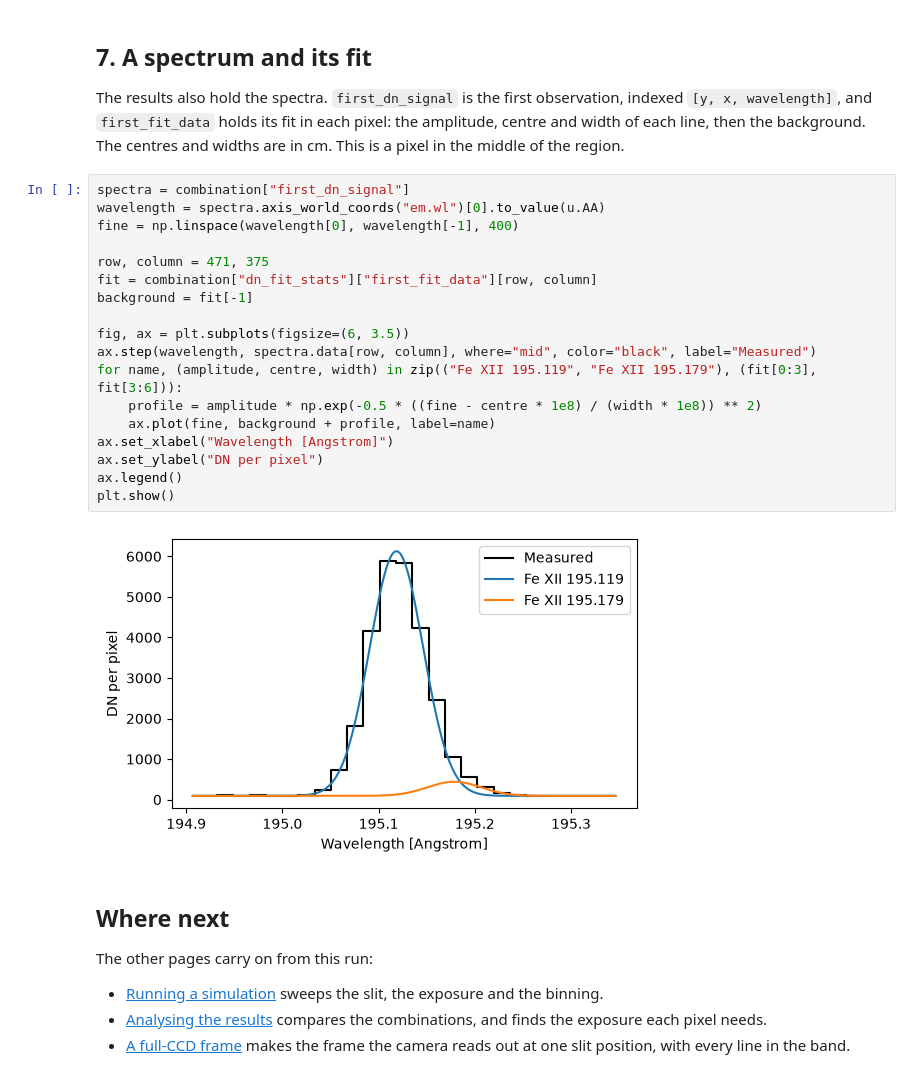
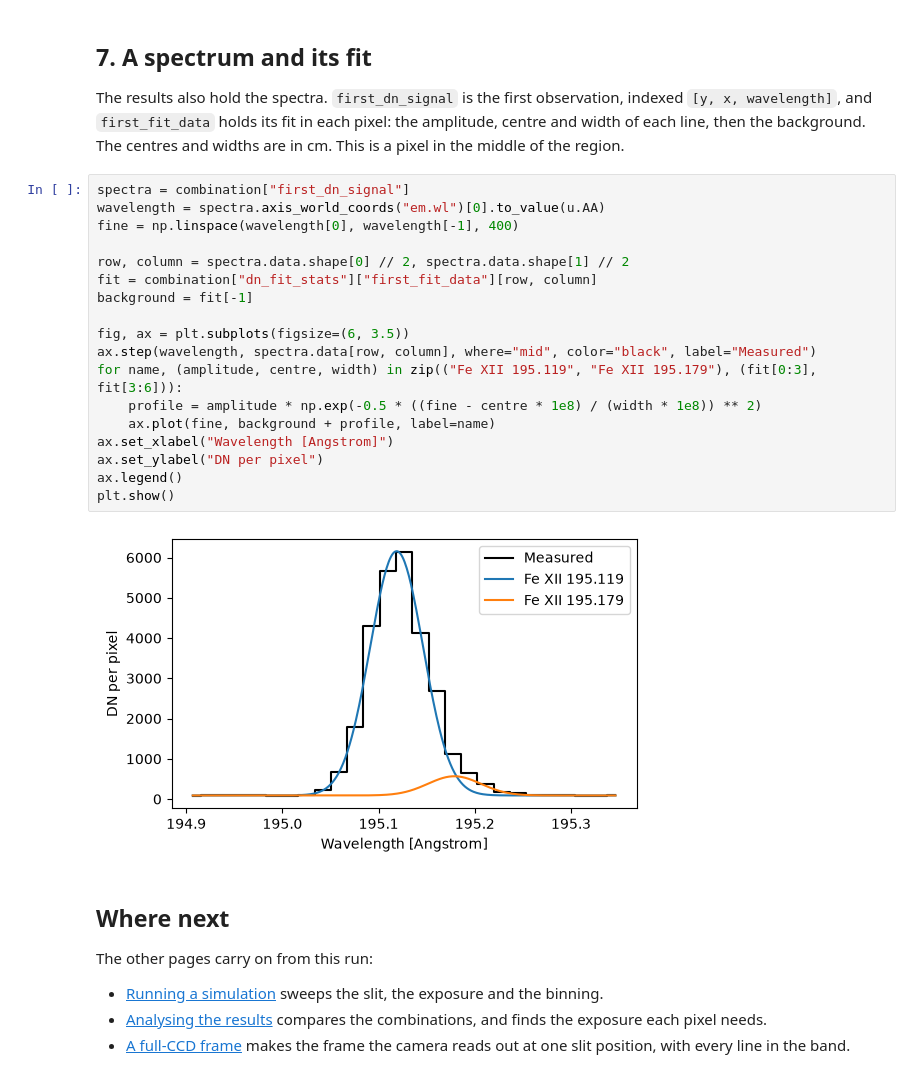
Before and after one commit to jamesmckevitt/eclipse, a Jupyter notebook: docs/worked-example.ipynb, the cells around one changed output. Cells and saved outputs as stored; diff of their text form.

```diff
--- a/docs/worked-example.ipynb
+++ b/docs/worked-example.ipynb
@@ -243,23 +243,23 @@ The results also hold the spectra. `first_dn_signal` is the first observation, i
 # %%
 spectra = combination["first_dn_signal"]
 wavelength = spectra.axis_world_coords("em.wl")[0].to_value(u.AA)
 fine = np.linspace(wavelength[0], wavelength[-1], 400)
 
-row, column = 471, 375
+row, column = spectra.data.shape[0] // 2, spectra.data.shape[1] // 2
 fit = combination["dn_fit_stats"]["first_fit_data"][row, column]
 background = fit[-1]
 
 fig, ax = plt.subplots(figsize=(6, 3.5))
 ax.step(wavelength, spectra.data[row, column], where="mid", color="black", label="Measured")
 for name, (amplitude, centre, width) in zip(("Fe XII 195.119", "Fe XII 195.179"), (fit[0:3], fit[3:6])):
     profile = amplitude * np.exp(-0.5 * ((fine - centre * 1e8) / (width * 1e8)) ** 2)
     ax.plot(fine, background + profile, label=name)
 ax.set_xlabel("Wavelength [Angstrom]")
 ax.set_ylabel("DN per pixel")
 ax.legend()
 plt.show()
 # %% [output]
-[figure, old version]
+[figure, new version]
 # %% [markdown]
 ## Where next
 
```
Also changed, not shown: parts of 6 cells of this notebook, 17 other files.
